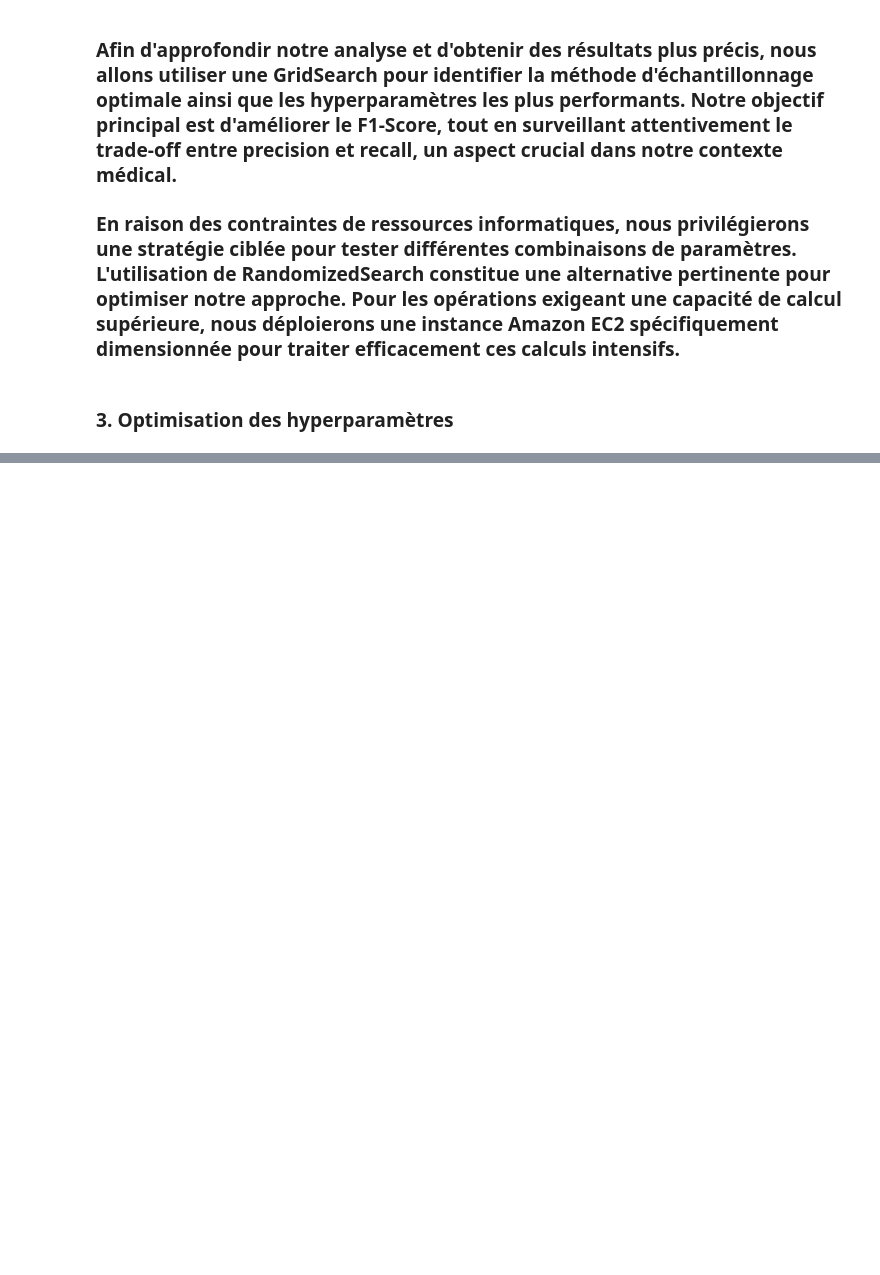
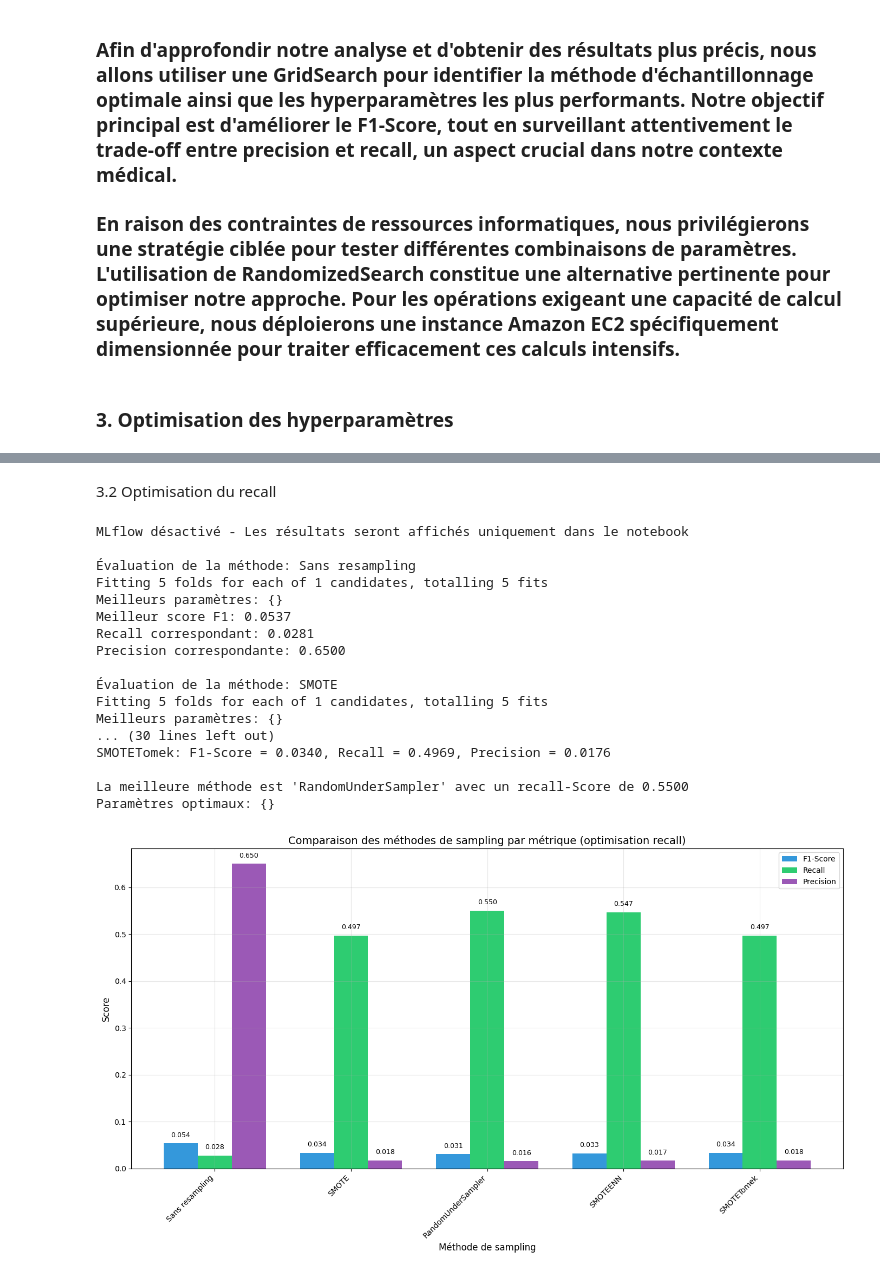
Before and after one commit to thibautmodrin/Jedha_Full_Stack_HPP_Prediction, a Jupyter notebook: 01_Notebooks/03_Model_LogReg.ipynb, the cells around one changed output, grey strips where cells are left out. Saved outputs shown, nothing was run; the diff lists cells and outputs as text; code cells hidden in the pictures; blank space fills up the shorter version.

```diff
--- a/01_Notebooks/03_Model_LogReg.ipynb
+++ b/01_Notebooks/03_Model_LogReg.ipynb
@@ -960,0 +1013,23 @@ Modèle sauvegardé avec succès: /models/best_model_logreg_f1_Sans_resampling.j
+# %% [markdown]
+3.2 Optimisation du recall
+# %%
+resultats_grid_recall= optimize_model_with_sampling(X_train, y_train, metric_to_optimize='recall', use_mlflow=False)
+# %% [output]
+MLflow désactivé - Les résultats seront affichés uniquement dans le notebook
+
+Évaluation de la méthode: Sans resampling
+Fitting 5 folds for each of 1 candidates, totalling 5 fits
+Meilleurs paramètres: {}
+Meilleur score F1: 0.0537
+Recall correspondant: 0.0281
+Precision correspondante: 0.6500
+
+Évaluation de la méthode: SMOTE
+Fitting 5 folds for each of 1 candidates, totalling 5 fits
+Meilleurs paramètres: {}
+... (30 lines left out)
+SMOTETomek: F1-Score = 0.0340, Recall = 0.4969, Precision = 0.0176
+
+La meilleure méthode est 'RandomUnderSampler' avec un recall-Score de 0.5500
+Paramètres optimaux: {}
+[figure, added]
```
Also changed, not shown: parts of 6 cells of this notebook.
